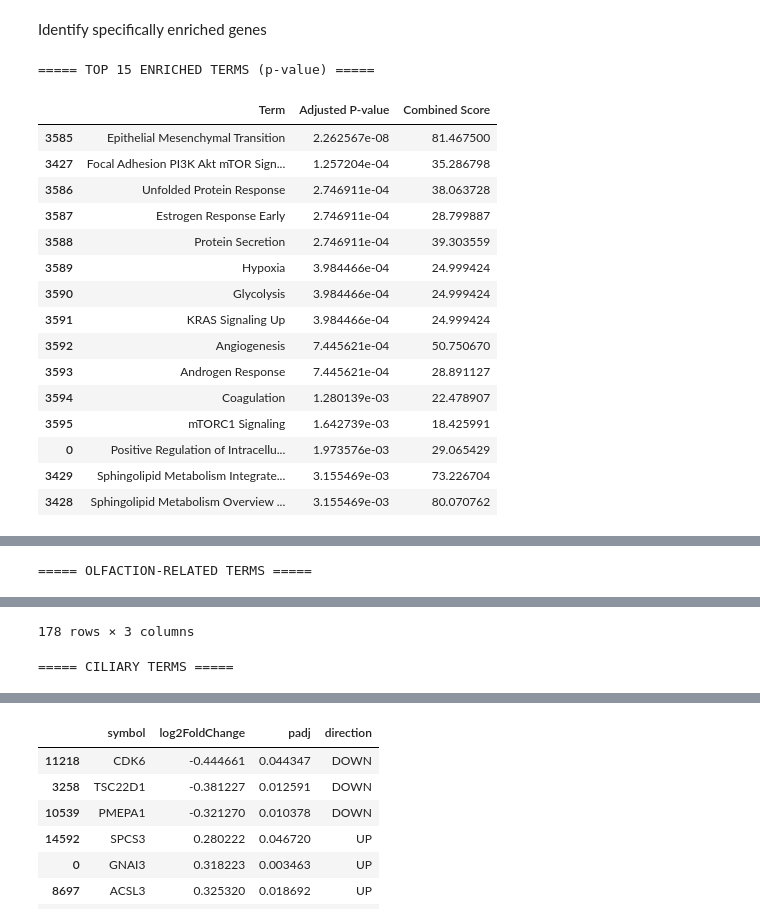
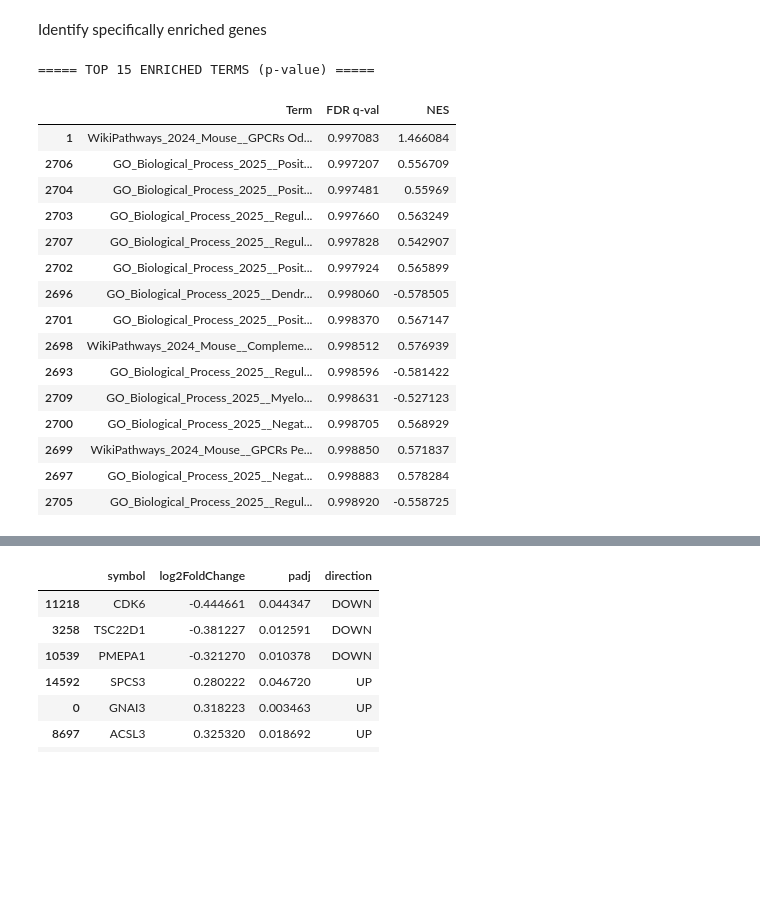
Before and after one commit to NoraWolcott/Differential-Expression-scSeq-Analysis, a Jupyter notebook: notebooks/AnalyzeDEGsFromSCSeq.ipynb, the cells around one changed output, grey strips where cells are left out. Cells and saved outputs as stored; diff of their text form; code cells hidden in the pictures; blank space fills up the shorter version.

```diff
--- a/notebooks/AnalyzeDEGsFromSCSeq.ipynb
+++ b/notebooks/AnalyzeDEGsFromSCSeq.ipynb
@@ -44,5 +45,5 @@ Run GSEApy prerank
 # %%
-pre_res = gp.prerank(
+enr = gp.prerank(
     rnk=ranked_genes,
     gene_sets=[
         'GO_Biological_Process_2025',
@@ -54,5 +55,5 @@ pre_res = gp.prerank(
     outdir=None
 )
 
-print(pre_res.res2d.head())
+print(enr.res2d.head())
 # %% [output]
@@ -83,13 +81,0 @@ Run enrichment analysis
-# %%
-enr = gp.enrichr(
-    gene_list=gene_list,
-    gene_sets=[
-        'GO_Biological_Process_2025',
-        'WikiPathways_2024_Mouse',
-        'MSigDB_Hallmark_2020' # technically human but used in mouse estrogen studies
-    ],
-    organism='mouse',
-    outdir='enrichr_results'
-)
-
-enr.results.head(20)
@@ -141,33 +145,36 @@ plt.show()
 Identify specifically enriched genes
 # %%
 # Copy results
-res = enr.results.copy()
+res = enr.res2d.copy()
+
+# Make sure FDR is numeric
+res["FDR q-val"] = pd.to_numeric(res["FDR q-val"], errors="coerce")
 
 # Sort by significance
-res = res.sort_values("Adjusted P-value")
+res = res.sort_values("FDR q-val")
 
 print("\n===== TOP 15 ENRICHED TERMS (p-value) =====")
-display(res[["Term", "Adjusted P-value", "Combined Score"]].head(15))
+display(res[["Term", "FDR q-val", "NES"]].head(15))
 
 # Extract genes driving top pathways
 print("\n===== GENES DRIVING TOP 15 PATHWAYS (p-value) =====")
 for i in range(min(15, len(res))):
     row = res.iloc[i]
     print(f"\n{i+1}. {row['Term']}")
-    print("Genes:", row["Genes"])
+    print("Genes:", row["Lead_genes"])
 
 # Sort by Combined Score (highest first)
 res = res.sort_values("Combined Score", ascending=False)
 
 print("\n===== TOP 15 ENRICHED TERMS (combined score) =====")
-display(res[["Term", "Adjusted P-value", "Combined Score"]].head(15))
+display(res[["Term", "FDR q-val", "NES"]].head(15))
 
 # Extract genes driving top pathways
 print("\n===== GENES DRIVING TOP 15 PATHWAYS (combined score) =====")
 for i in range(min(15, len(res))):
     row = res.iloc[i]
     print(f"\n{i+1}. {row['Term']}")
-    print("Genes:", row["Genes"])
+    print("Genes:", row["Lead_genes"])
 
 # Steroid related terms
 print("\n===== HORMONE-RELATED TERMS =====")
@@ -176,7 +183,7 @@ steroid_terms = res[
 ]
 
 if len(steroid_terms) > 0:
-    display(steroid_terms[["Term", "Adjusted P-value", "Combined Score"]])
+    display(steroid_terms[["Term", "FDR q-val", "NES"]])
 else:
     print("No steroid-related terms found")
 
@@ -192,59 +199,59 @@ olfaction_terms = res[
 ]
 
 if len(olfaction_terms) > 0:
-    display(olfaction_terms[["Term", "Adjusted P-value", "Combined Score"]])
+    display(olfaction_terms[["Term", "FDR q-val", "NES"]])
 else:
     print("No olfaction-related terms found")
 
     # Ciliary terms
 print("\n===== CILIARY TERMS =====")
 
 ciliary_terms = res[
     res["Term"].str.contains(
         "CILIUM|CILIARY|CILIA",
         case=False,
         na=False
     )
 ]
 
 if len(ciliary_terms) > 0:
-    display(ciliary_terms[["Term", "Adjusted P-value", "Combined Score"]])
+    display(ciliary_terms[["Term", "FDR q-val", "NES"]])
 else:
     print("No ciliary terms found")
 
 if len(ciliary_terms) > 0:
-    display(ciliary_terms[["Term", "Adjusted P-value", "Combined Score"]])
+    display(ciliary_terms[["Term", "FDR q-val", "NES"]])
 
     # Extract genes driving top 15 ciliary pathways (by combined score)
     print("\n===== GENES DRIVING TOP CILIARY TERMS (combined score) =====")
 
     top_ciliary = ciliary_terms.sort_values(
-        "Combined Score", ascending=False
+        "NES", ascending=False
     ).head(15)
 
     for i, (_, row) in enumerate(top_ciliary.iterrows(), start=1):
         print(f"\n{i}. {row['Term']}")
-        print("Genes:", row["Genes"])
+        print("Genes:", row["Lead_genes"])
 
 else:
     print("No ciliary terms found")
 # %% [output]
 ===== TOP 15 ENRICHED TERMS (p-value) =====
-|  | Term | Adjusted P-value | Combined Score |
-| 3585 | Epithelial Mesenchymal Transition | 2.262567e-08 | 81.467500 |
-| 3427 | Focal Adhesion PI3K Akt mTOR Sign... | 1.257204e-04 | 35.286798 |
-| 3586 | Unfolded Protein Response | 2.746911e-04 | 38.063728 |
-| 3587 | Estrogen Response Early | 2.746911e-04 | 28.799887 |
-| 3588 | Protein Secretion | 2.746911e-04 | 39.303559 |
-| 3589 | Hypoxia | 3.984466e-04 | 24.999424 |
-| 3590 | Glycolysis | 3.984466e-04 | 24.999424 |
-| 3591 | KRAS Signaling Up | 3.984466e-04 | 24.999424 |
-| 3592 | Angiogenesis | 7.445621e-04 | 50.750670 |
-| 3593 | Androgen Response | 7.445621e-04 | 28.891127 |
-| 3594 | Coagulation | 1.280139e-03 | 22.478907 |
-| 3595 | mTORC1 Signaling | 1.642739e-03 | 18.425991 |
-| 0 | Positive Regulation of Intracellu... | 1.973576e-03 | 29.065429 |
-| 3429 | Sphingolipid Metabolism Integrate... | 3.155469e-03 | 73.226704 |
-| 3428 | Sphingolipid Metabolism Overview ... | 3.155469e-03 | 80.070762 |
+|  | Term | FDR q-val | NES |
+| 1 | WikiPathways_2024_Mouse__GPCRs Od... | 0.997083 | 1.466084 |
+| 2706 | GO_Biological_Process_2025__Posit... | 0.997207 | 0.556709 |
+| 2704 | GO_Biological_Process_2025__Posit... | 0.997481 | 0.55969 |
+| 2703 | GO_Biological_Process_2025__Regul... | 0.997660 | 0.563249 |
+| 2707 | GO_Biological_Process_2025__Regul... | 0.997828 | 0.542907 |
+| 2702 | GO_Biological_Process_2025__Posit... | 0.997924 | 0.565899 |
+| 2696 | GO_Biological_Process_2025__Dendr... | 0.998060 | -0.578505 |
+| 2701 | GO_Biological_Process_2025__Posit... | 0.998370 | 0.567147 |
+| 2698 | WikiPathways_2024_Mouse__Compleme... | 0.998512 | 0.576939 |
+| 2693 | GO_Biological_Process_2025__Regul... | 0.998596 | -0.581422 |
+| 2709 | GO_Biological_Process_2025__Myelo... | 0.998631 | -0.527123 |
+| 2700 | GO_Biological_Process_2025__Negat... | 0.998705 | 0.568929 |
+| 2699 | WikiPathways_2024_Mouse__GPCRs Pe... | 0.998850 | 0.571837 |
+| 2697 | GO_Biological_Process_2025__Negat... | 0.998883 | 0.578284 |
+| 2705 | GO_Biological_Process_2025__Regul... | 0.998920 | -0.558725 |
 ===== GENES DRIVING TOP 15 PATHWAYS (p-value) =====
 
@@ -316 +273,0 @@ Genes: ASAH1;SGMS1;SPTLC2;DEGS1;PLPP3;SGPP1;PLPP1;CERS2
-===== OLFACTION-RELATED TERMS =====
@@ -329,2 +273,0 @@ Genes: ASAH1;SGMS1;SPTLC2;DEGS1;PLPP3;SGPP1;PLPP1;CERS2
-178 rows × 3 columns
-===== CILIARY TERMS =====
```
Also changed, not shown: parts of 11 cells of this notebook.
